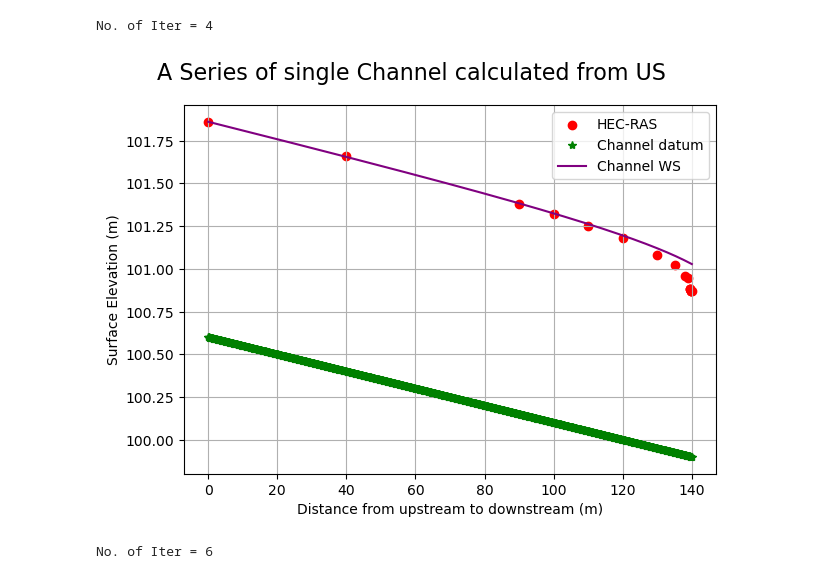
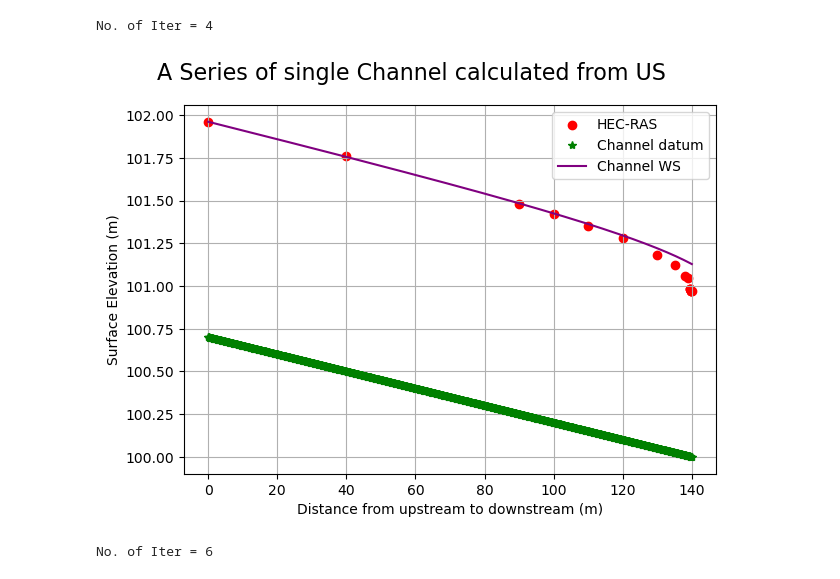
Before and after one commit to sgeric910601/COMPUTATIONAL_HYDRAULICS, a Jupyter notebook: HW2.ipynb, the cells around one changed output. Cells and saved outputs as stored; diff of their text form; code cells hidden in the pictures.

Commit message:
fix incorrect data and figures

```diff
--- a/HW2.ipynb
+++ b/HW2.ipynb
@@ -124,36 +124,36 @@ x1 = np.linspace(0, 140, N)
 d1 = np.zeros(N)
 ws1 = np.zeros(N)
 
 d2 = np.zeros(17)
 ws2 = np.zeros(17)
 
 for i in range(N):
-    d1[i] = 100.6 - dx * BottomSlope[0] * i
+    d1[i] = 100.7 - dx * BottomSlope[0] * i
     ws1[i] = d1[i] + Y[0, i]
 
 # HEC-RAS 結果
 # hec_x = np.array([0,40,90,100,110,120,130,135,138,139,139.4,139.6,139.8,140])
 hec_x = np.array([140.0,139.9,139.8,139.7,139.6,139.5,139.4,139,138,135,130,120,110,100,90,40,0])
 hec_y = np.array([0.97,0.97,0.97,0.97,0.98,0.98,0.98,1.04,1.05,1.1,1.13,1.18,1.2,1.22,1.23,1.26,1.26])
 
 for i in range(17):
-    d2[i] = 100.6 - hec_x[i] * BottomSlope[0]
+    d2[i] = 100.7 - hec_x[i] * BottomSlope[0]
     ws2[i] = d2[i] + hec_y[i]
 
 # 繪製圖表
 fig, ax = plt.subplots()
 ax.scatter(hec_x, ws2, color='red')
 ax.plot(x1, d1, '*', color='green')
 ax.plot(x1, ws1, '-', color='purple')
 ax.set_xlabel('Distance from upstream to downstream (m)')
 ax.set_ylabel('Surface Elevation (m)')
 ax.legend(['HEC-RAS','Channel datum', 'Channel WS'])#
 fig.suptitle("A Series of single Channel calculated from US", fontsize=16)
 fig.tight_layout()
 plt.grid(True)
 plt.show()
 # %% [output]
-[figure, old version]
+[figure, new version]
 # %%
 #from downstream sides
 for i in range(NofChannel):
```
Also changed, not shown: parts of 1 cell of this notebook.
